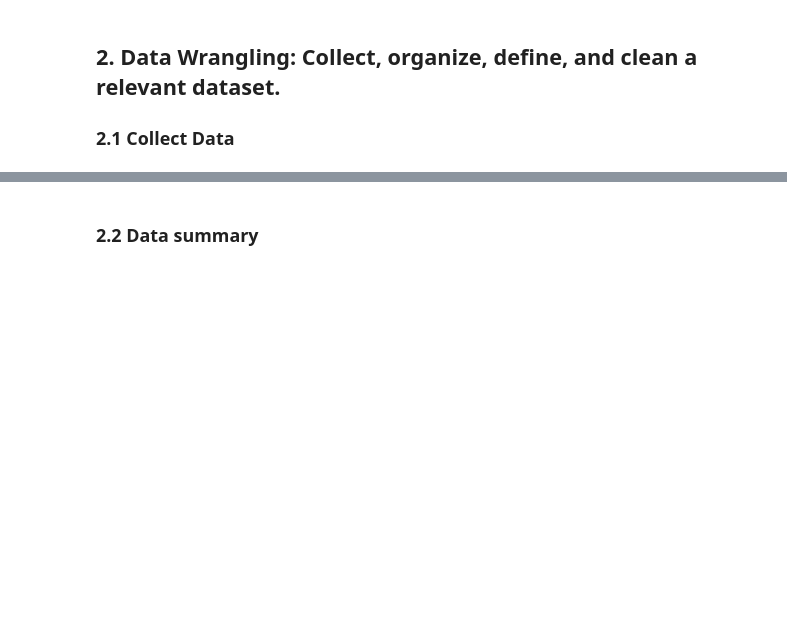
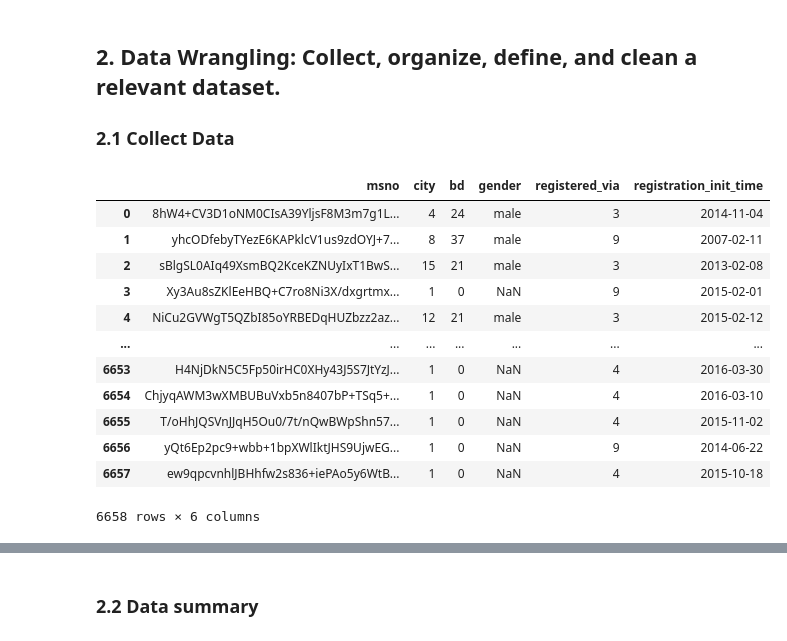
Before and after one commit to ysereda/Springboard, a Jupyter notebook: Capstone2_CustomerChurn.ipynb, the cells around one changed output, grey strips where cells are left out. Drawn from its saved outputs; the diff is of its cells as text; code cells hidden in the pictures; blank space fills up the shorter version.

```diff
--- a/Capstone2_CustomerChurn.ipynb
+++ b/Capstone2_CustomerChurn.ipynb
@@ -84,0 +89,16 @@ cutoff_times = pd.read_csv(f'https://raw.githubusercontent.com/springboard-curri
+# %%
+members.reset_index(drop=True)
+# %% [output]
+|  | msno | city | bd | gender | registered_via | registration_init_time |
+| 0 | 8hW4+CV3D1oNM0CIsA39YljsF8M3m7g1L... | 4 | 24 | male | 3 | 2014-11-04 |
+| 1 | yhcODfebyTYezE6KAPklcV1us9zdOYJ+7... | 8 | 37 | male | 9 | 2007-02-11 |
+| 2 | sBlgSL0AIq49XsmBQ2KceKZNUyIxT1BwS... | 15 | 21 | male | 3 | 2013-02-08 |
+| 3 | Xy3Au8sZKlEeHBQ+C7ro8Ni3X/dxgrtmx... | 1 | 0 | NaN | 9 | 2015-02-01 |
+| 4 | NiCu2GVWgT5QZbI85oYRBEDqHUZbzz2az... | 12 | 21 | male | 3 | 2015-02-12 |
+| ... | ... | ... | ... | ... | ... | ... |
+| 6653 | H4NjDkN5C5Fp50irHC0XHy43J5S7JtYzJ... | 1 | 0 | NaN | 4 | 2016-03-30 |
+| 6654 | ChjyqAWM3wXMBUBuVxb5n8407bP+TSq5+... | 1 | 0 | NaN | 4 | 2016-03-10 |
+| 6655 | T/oHhJQSVnJJqH5Ou0/7t/nQwBWpShn57... | 1 | 0 | NaN | 4 | 2015-11-02 |
+| 6656 | yQt6Ep2pc9+wbb+1bpXWlIktJHS9UjwEG... | 1 | 0 | NaN | 9 | 2014-06-22 |
+| 6657 | ew9qpcvnhlJBHhfw2s836+iePAo5y6WtB... | 1 | 0 | NaN | 4 | 2015-10-18 |
+6658 rows × 6 columns
```
Also changed, not shown: parts of 86 cells of this notebook.
